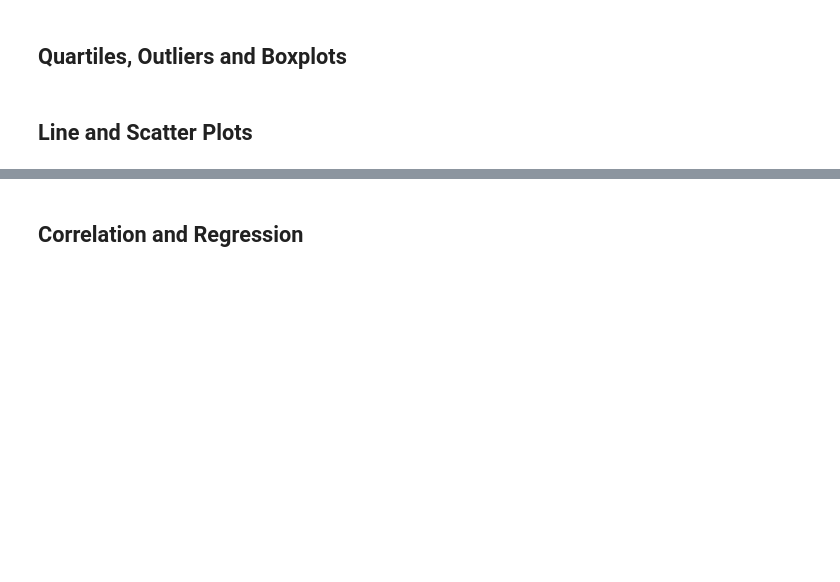
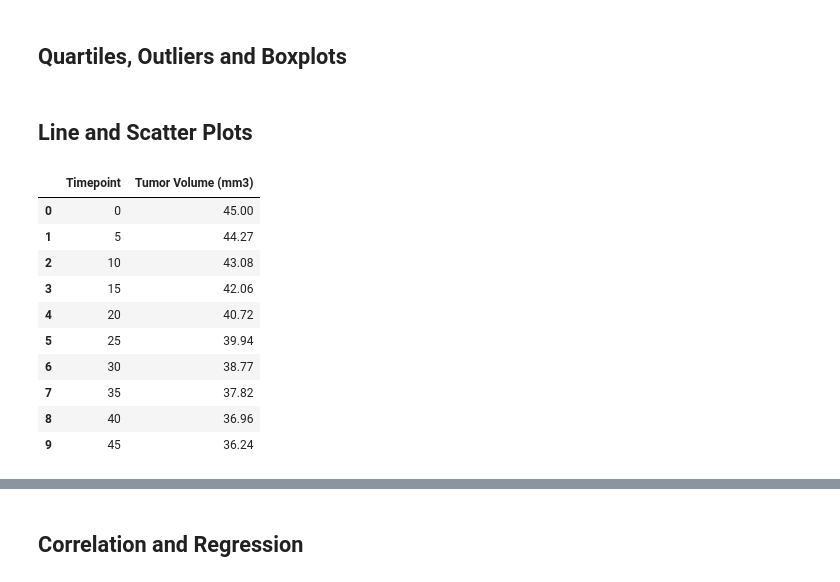
Before and after one commit to Carly-Jane/Matplotlib_Homework_Carly_Wieland, a Jupyter notebook: pymaceuticals_starter.ipynb, the cells around one changed output, grey strips where cells are left out. Drawn from its saved outputs; the diff is of its cells as text; code cells hidden in the pictures; blank space fills up the shorter version.

```diff
--- a/pymaceuticals_starter.ipynb
+++ b/pymaceuticals_starter.ipynb
@@ -405,0 +375,25 @@ plt.pie(sizes, labels=labels, colors=colors, autopct="%1.1f%%", shadow=True, sta
+# %%
+capomulin_treatments = study_data_complete_clean.loc[study_data_complete_clean["Drug Regimen"] == "Capomulin"]
+# capomulin_treatments
+
+# re-arrange and rename columns
+capomulin_treatments = capomulin_treatments[['Timepoint', 'Tumor Volume (mm3)']]
+
+# group dataframe by School Name
+capomulin_treatments_timepoints_grouped = capomulin_treatments.groupby(["Timepoint"], as_index=False)
+
+# in this instance, the mean will give us the same value for school size and budget as it is a constant value for each school, but it will give us the average math and reading score
+capomulin_treatments_timepoints_df = capomulin_treatments_timepoints_grouped.mean()
+capomulin_treatments_timepoints_df.round(2)
+# %% [output]
+|  | Timepoint | Tumor Volume (mm3) |
+| 0 | 0 | 45.00 |
+| 1 | 5 | 44.27 |
+| 2 | 10 | 43.08 |
+| 3 | 15 | 42.06 |
+| 4 | 20 | 40.72 |
+| 5 | 25 | 39.94 |
+| 6 | 30 | 38.77 |
+| 7 | 35 | 37.82 |
+| 8 | 40 | 36.96 |
+| 9 | 45 | 36.24 |
```
Also changed, not shown: parts of 2 cells of this notebook.
